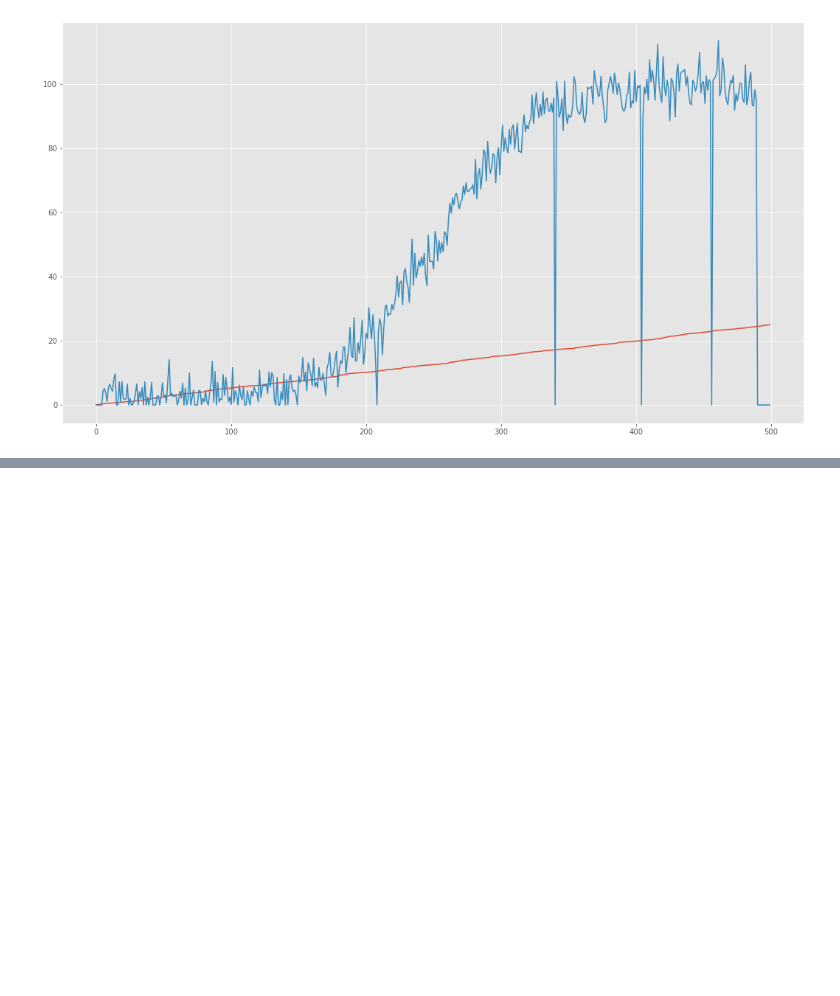
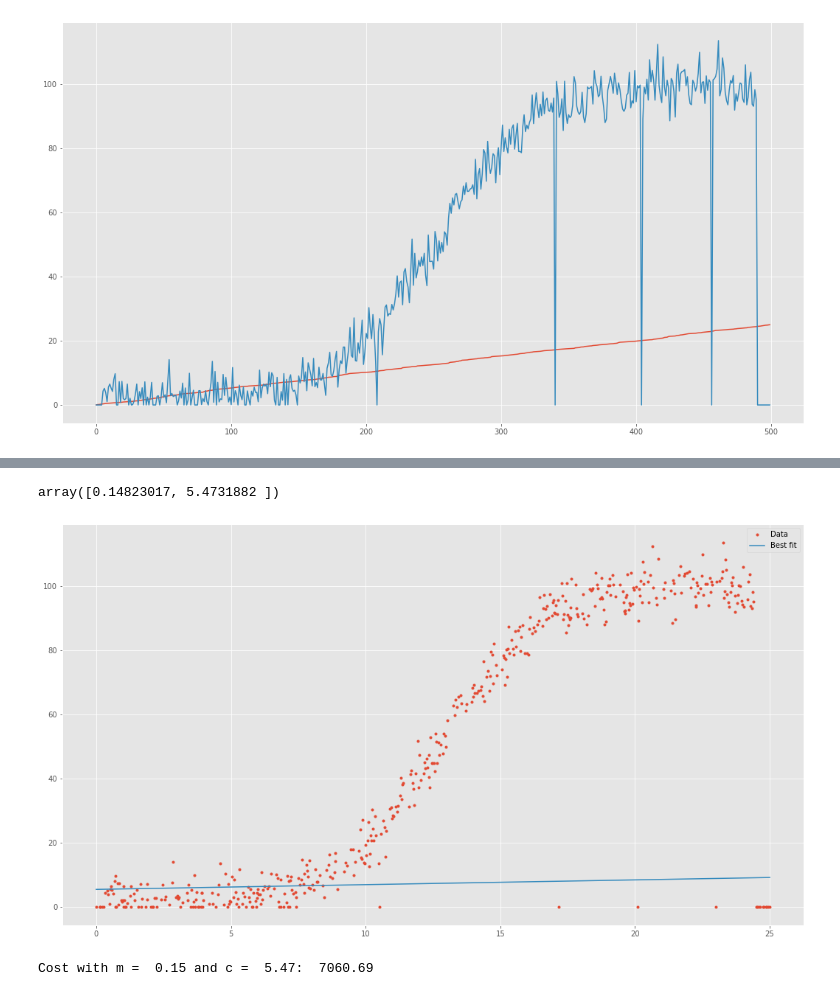
Before and after one commit to Crash-Bandicode/Project_FODA, a Jupyter notebook: Project_FODA.ipynb, the cells around one changed output, grey strips where cells are left out. Saved outputs shown, nothing was run; the diff lists cells and outputs as text; code cells hidden in the pictures; blank space fills up the shorter version.

Commit message:
Performed simple linear regression, for which the cost was calculated and discussed

```diff
--- a/Project_FODA.ipynb
+++ b/Project_FODA.ipynb
@@ -69,0 +81,13 @@ plt.plot(raw_data, '.')
+# %%
+# Find coefficients:
+coeffs = np.polyfit(df['power'], df['speed'], 1)
+coeffs
+# %% [output]
+array([0.14823017, 5.4731882 ])
+# %%
+# Treat power data as x
+plt.plot(df['speed'], df['power'], '.', label='Data')
+plt.plot(df['speed'], coeffs[0] * df['speed'] + coeffs[1], '-', label='Best fit')
+plt.legend();
+# %% [output]
+[figure, added]
@@ -69,0 +97,4 @@ plt.plot(raw_data, '.')
+# %%
+print("Cost with m = %5.2f and c = %5.2f: %8.2f" % (0.14823017, 5.4731882, cost1(0.14823017, 5.4731882)))
+# %% [output]
+Cost with m =  0.15 and c =  5.47:  7060.69
```
Also changed, not shown: parts of 11 cells of this notebook.
